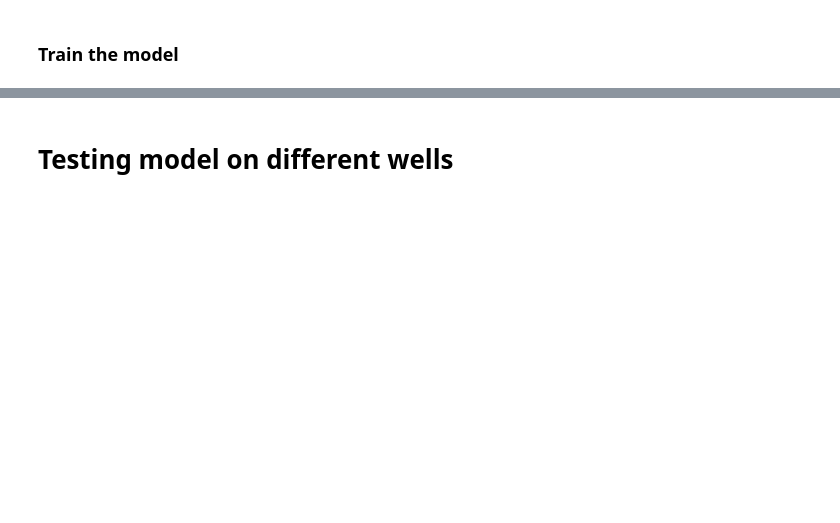
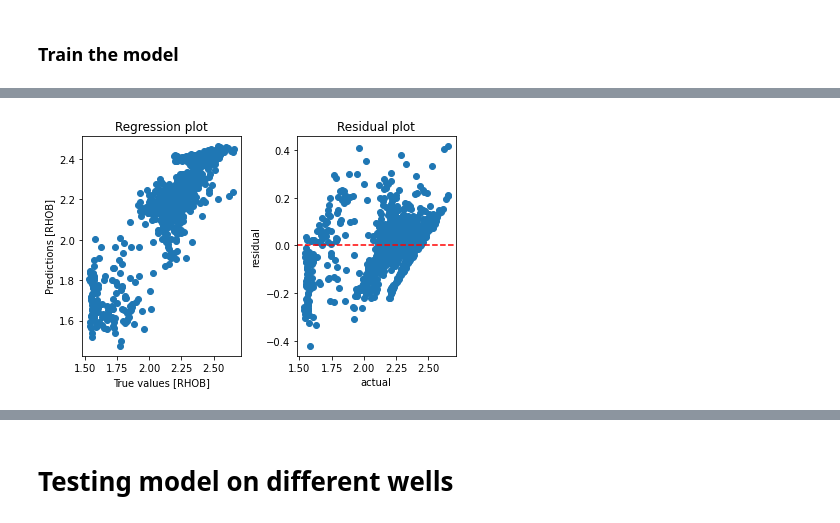
Before and after one commit to dernestbank/Lithology-Log-prediction-, a Jupyter notebook: ANN Comparing models.ipynb, the cells around one changed output, grey strips where cells are left out. Drawn from its saved outputs; the diff is of its cells as text; code cells hidden in the pictures; blank space fills up the shorter version.

```diff
--- a/ANN Comparing models.ipynb
+++ b/ANN Comparing models.ipynb
@@ -160,5 +110,5 @@ Normalized: [[-1.07  2.46  0.94  1.94 -1.43]
 # %%
-# A function to hold
+# A function to hold preprocessor, layers, model and compiler
 def FFBackProp(inputs, output):
     #normalization
     normalizer=preprocessing.Normalization()
@@ -188,7 +138,7 @@ def FFBackProp(inputs, output):
 #     compile the model
     model1.compile(optimizer='adam',
                 loss='mean_absolute_error', #(from_logits=True),
-                metrics=["accuracy"]
+                metrics=["mse"]
                )
 
     model1.summary()
@@ -217,7 +167,7 @@ _________________________________________________________________
 ### Train the model
 # %%
 %%time
-tb_callback=tf.keras.callbacks.TensorBoard(log_dir="logs/", histogram_freq=1)
+tb_callback = tf.keras.callbacks.TensorBoard(log_dir="logs/", histogram_freq=1)
 
 myFFBPtraining = myFFBP.fit(
     train_input, train_target,
@@ -231,9 +181,9 @@ myFFBPtraining = myFFBP.fit(
     #early stopping
     #an attempt to prevent overfitting
     #the fuction to stop the trianing by tracking the validation loss
-#     callbacks= keras.callbacks.EarlyStopping(monitor='val_loss',patience=5)
+    callbacks= keras.callbacks.EarlyStopping(monitor='val_loss',patience=5)
 
     #to store callbacks in logs
-    callbacks =[tb_callback]
+#     callbacks =[tb_callback]
 )
 # %% [output]
@@ -318,29 +285,61 @@ plot_Scatter(test_target_actual,test_target_predicted)
 # %%
 # Plot regression between predicted and actual (Validation)
 # test_predictions = dnn_model.predict(test_input).flatten()
 def plot_regression(true,predicted):
     a = plt.axes(aspect='equal')
     plt.scatter(true, predicted)
     plt.xlabel('True Values [RHOB]')
     plt.ylabel('Predictions [RHOB]')
 #     lims = [1, 3]
     lims =[min(predicted)-0.3,max(true)+0.3]
     plt.xlim(lims)
     plt.ylim(lims)
-#     _ = plt.plot(lims, lims)
+# #     _ = plt.plot(lims, lims)
+    x=true
     m, b = np.polyfit(true, predicted, 1) #m=slope b=intercept
     plt.plot(x, m*x + b) #add line of bestfit
     print("slope of best fit is", m)
 
 
-plot_regression(test_target_actual,test_target_predicted)
+# plot_regression(test_target_actual,test_target_predicted)
 
 
 # a = plt.axes(aspect='equal')
 # plt.scatter(test_target, test_prediction)
 # plt.xlabel('True Values [RHOB]')
 # plt.ylabel('Predictions [RHOB]')
 # lims = [1, 3]
 # plt.xlim(lims)
 # plt.ylim(lims)
 # _ = plt.plot(lims, lims)
+
+def plot_regre_resid(true, predicted):
+    fig, (ax1,ax2)=plt.subplots(1,2)
+    ax1.scatter(true, predicted)
+    ax1.set_xlabel('True values [RHOB]')
+    ax1.set_ylabel('Predictions [RHOB]')
+    ax1.set_title("Regression plot")
+#     _ = ax1.plot([0, true.max()], [0, true.max()], ls='-', color='red')
+
+
+    residual = true - predicted
+    ax2.scatter(true, residual)
+    ax2.set_xlabel('actual')
+    ax2.set_ylabel('residual')
+    ax2.set_title("Residual plot")
+    _ = plt.axhline(0, color='red', ls='--')
+
+
+
+    plt.tight_layout()
+    plt.show
+
+
+
+
+test_target_actual=test_target
+
+test_target_predicted = myFFBP.predict(test_input).flatten()
+plot_regre_resid(test_target_actual,test_target_predicted)
+# %% [output]
+[figure, added]
```
Also changed, not shown: parts of 22 cells of this notebook, 12 other files.
